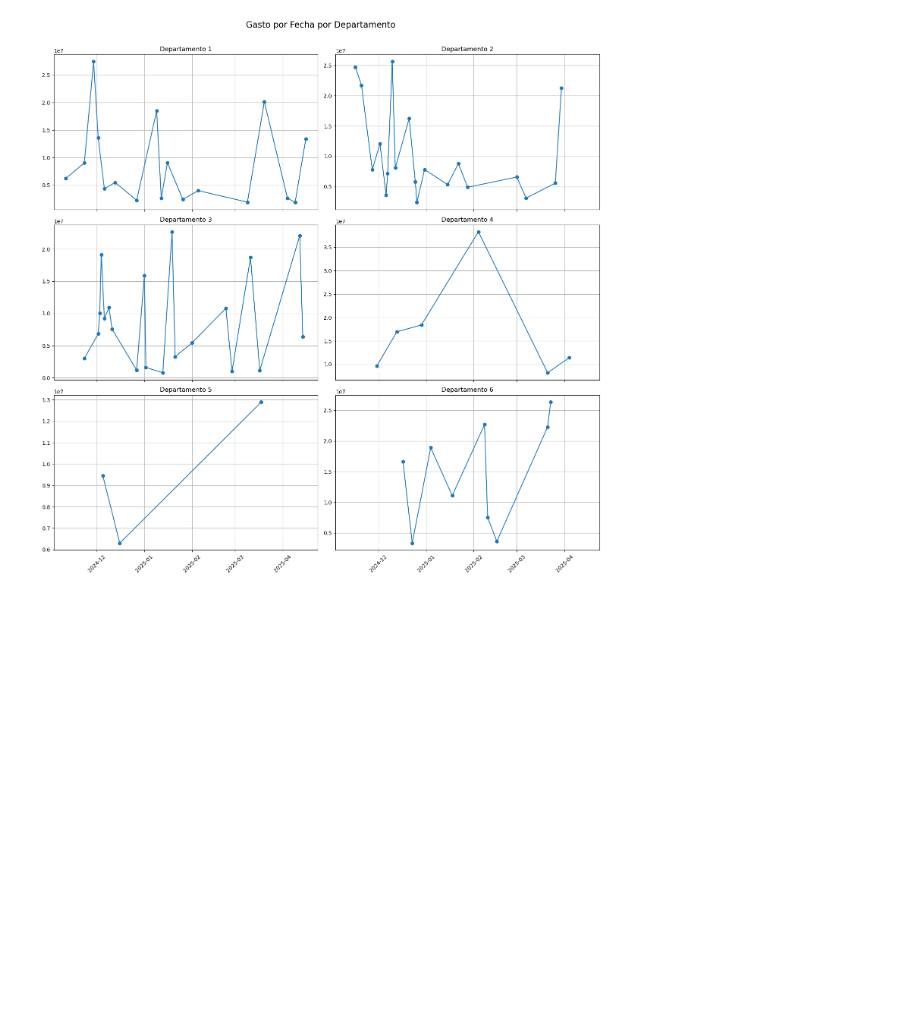
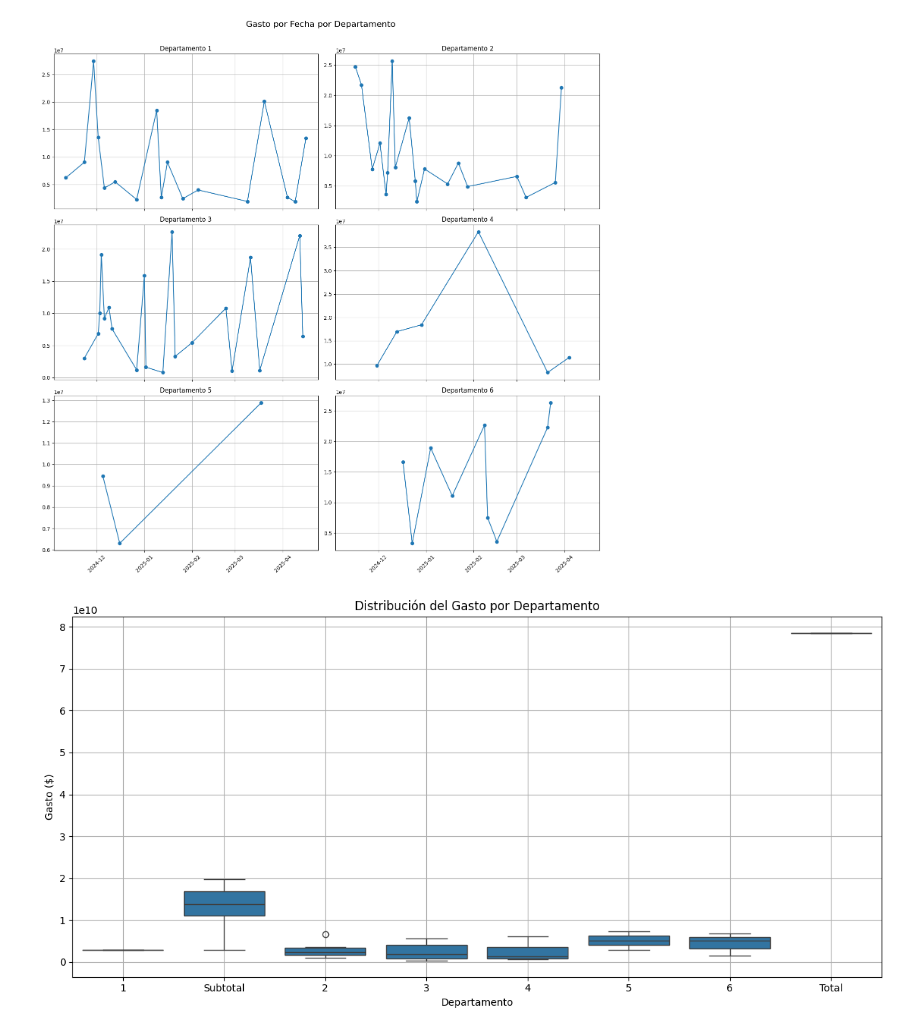
Before and after one commit to Ro-Jimenez/Preproyecto, a Jupyter notebook: avance1.ipynb, the cells around one changed output. Saved outputs shown, nothing was run; the diff lists cells and outputs as text; code cells hidden in the pictures; blank space fills up the shorter version.

```diff
--- a/avance1.ipynb
+++ b/avance1.ipynb
@@ -314,3 +294,15 @@ fig.tight_layout(rect=[0, 0, 1, 0.97])
 plt.show()
 # %% [output]
 [figure]
+# %%
+# Aqui creamos un boxplot para ver la distribucion de todo el gasto por departamento
+plt.figure(figsize=(12, 6))
+sns.boxplot(x='DEPARTAMENTO', y='GASTO', data=dataPreprocesada1)
+plt.title('Distribución del Gasto por Departamento')
+plt.xlabel('Departamento')
+plt.ylabel('Gasto ($)')
+plt.grid(True)
+plt.tight_layout()
+plt.show()
+# %% [output]
+[figure, added]
```
Also changed, not shown: parts of 12 cells of this notebook, 2 other files.
